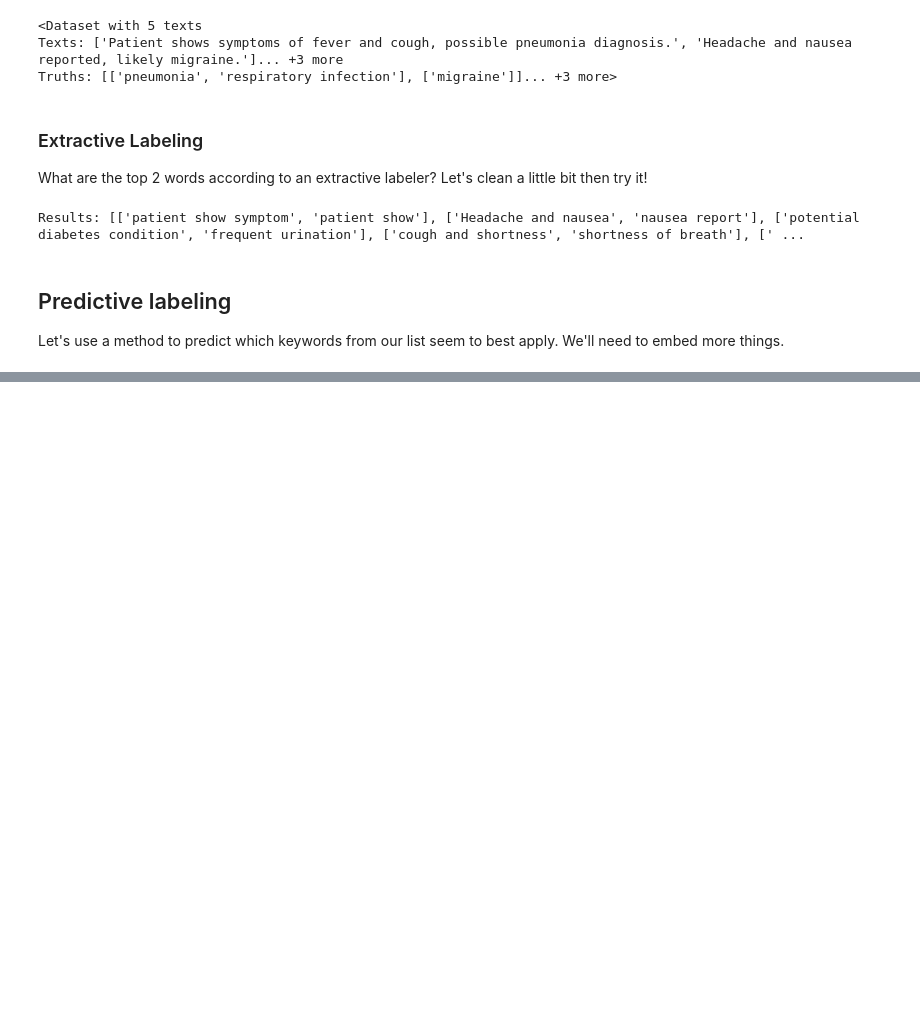
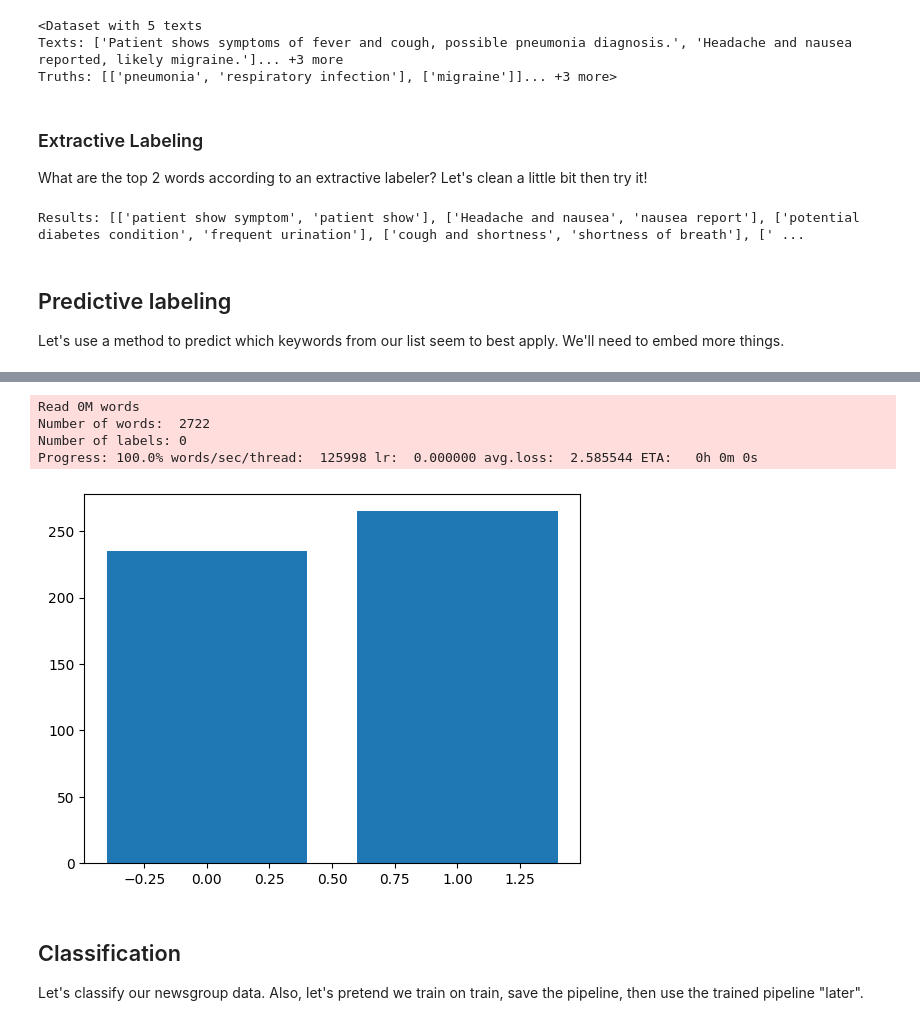
Before and after one commit to birm/nlp_pipelines, a Jupyter notebook: demos.ipynb, the cells around one changed output, grey strips where cells are left out. Drawn from its saved outputs; the diff is of its cells as text; code cells hidden in the pictures; blank space fills up the shorter version.

```diff
--- a/demos.ipynb
+++ b/demos.ipynb
@@ -281,0 +324,31 @@ Truths: [['migraine'], ['diabetes']]
+# %%
+# and similar for the abstracts
+
+abstracts_pipeline = Pipeline([
+    {"name": "preproc1", "method": "preprocess.TokenFilter", "params":{"remove_if":["is_stop", "is_punct", "is_space", "like_num", "like_url", "like_email"]}},
+    {"name": "vectorize", "method": "vectorizer.FastText"},
+    {"name": "cluster", "method": "clusterer.GraphAffinity", "args":{"num_clusters": 2}}
+])
+
+abstracts_pipeline.set_data(abstracts, abstracts)
+abstracts_pipeline.run()
+
+res = list(abstracts_pipeline.run_data.results)
+
+counts = {}
+
+for i in set(res):
+    counts[i] = res.count(i)
+
+plt.bar(counts.keys(), counts.values())
+plt.show()
+# %% [output]
+Read 0M words
+Number of words:  2722
+Number of labels: 0
+Progress: 100.0% words/sec/thread:  125998 lr:  0.000000 avg.loss:  2.585544 ETA:   0h 0m 0s
+[figure, added]
+# %% [markdown]
+## Classification
+
+Let's classify our newsgroup data. Also, let's pretend we train on train, save the pipeline, then use the trained pipeline "later".
```
Also changed, not shown: parts of 10 cells of this notebook, 12 other files.
